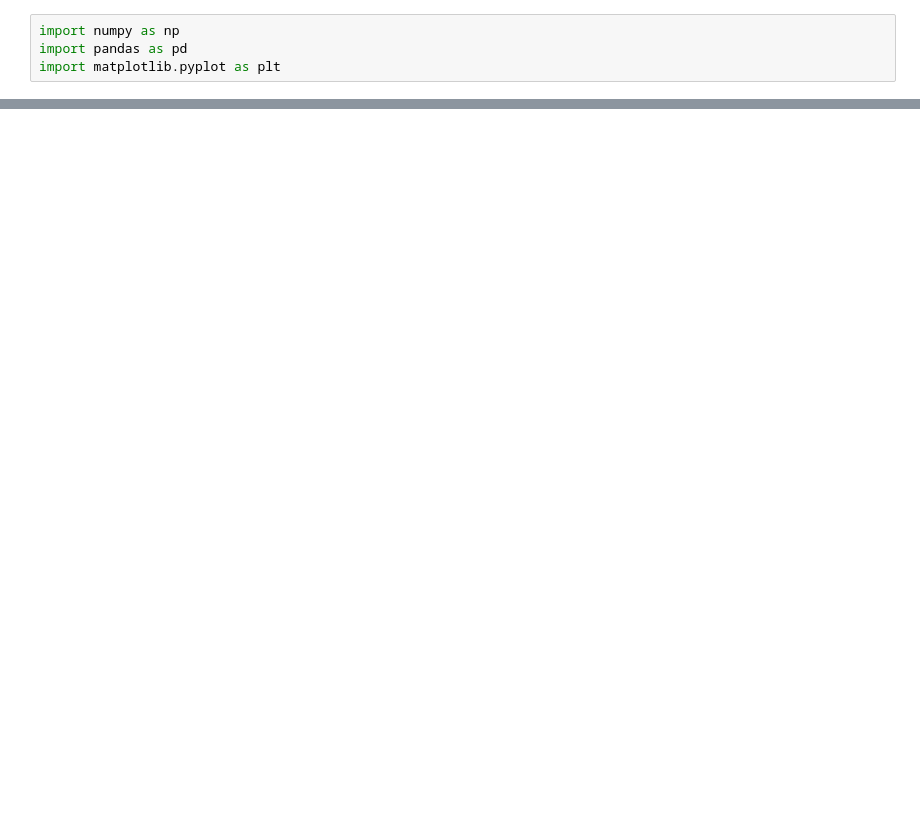
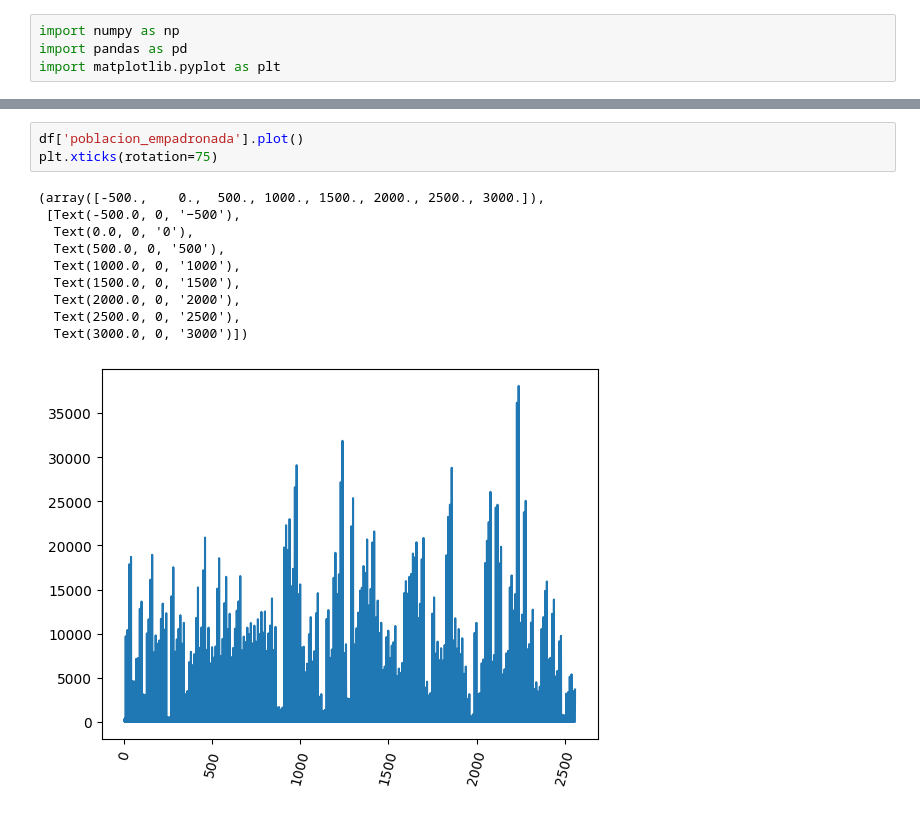
Before and after one commit to nyainamalala/Grupo5_Analisis, a Jupyter notebook: Notebooks/04MiguelAngel/04.MiguelAngel.ipynb, the cells around one changed output, grey strips where cells are left out. Drawn from its saved outputs; the diff is of its cells as text; blank space fills up the shorter version.

```diff
--- a/Notebooks/04MiguelAngel/04.MiguelAngel.ipynb
+++ b/Notebooks/04MiguelAngel/04.MiguelAngel.ipynb
@@ -14,0 +236,14 @@ df.head()
+# %%
+df['poblacion_empadronada'].plot()
+plt.xticks(rotation=75)
+# %% [output]
+(array([-500.,    0.,  500., 1000., 1500., 2000., 2500., 3000.]),
+ [Text(-500.0, 0, '−500'),
+  Text(0.0, 0, '0'),
+  Text(500.0, 0, '500'),
+  Text(1000.0, 0, '1000'),
+  Text(1500.0, 0, '1500'),
+  Text(2000.0, 0, '2000'),
+  Text(2500.0, 0, '2500'),
+  Text(3000.0, 0, '3000')])
+[figure, added]
```
Also changed, not shown: parts of 17 cells of this notebook.
